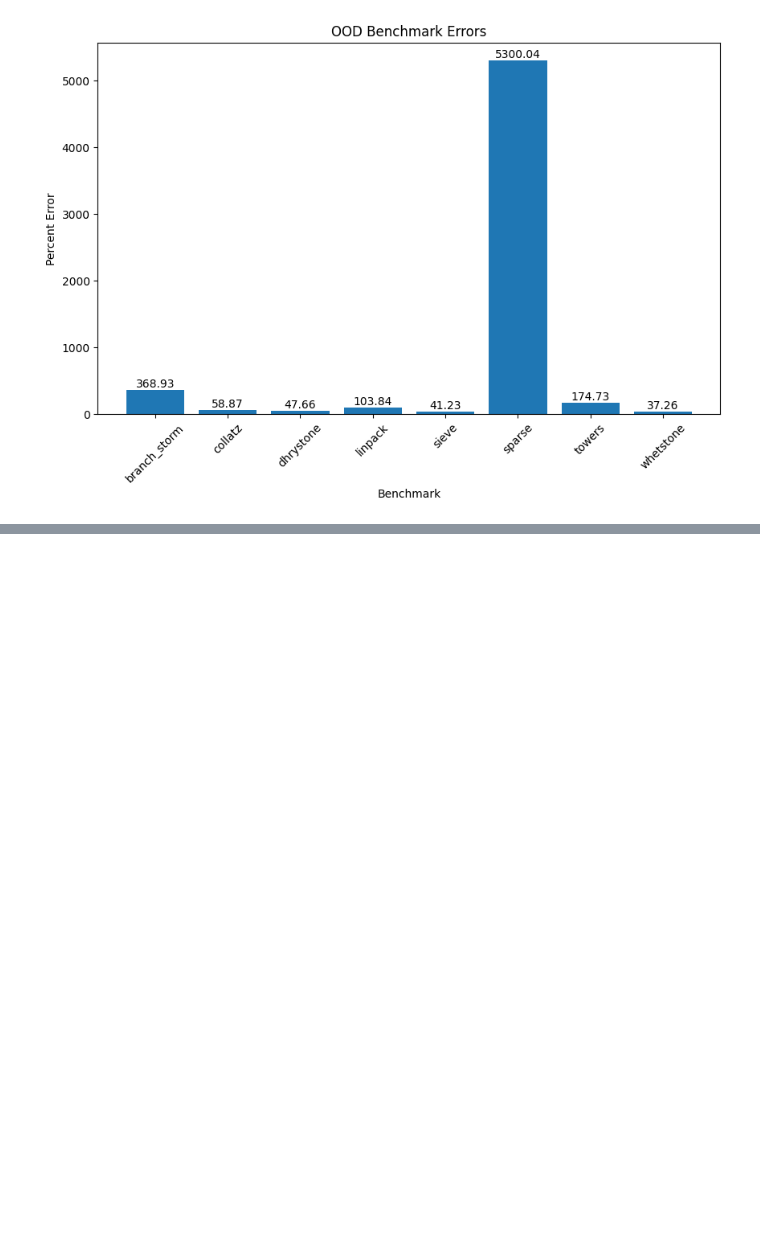
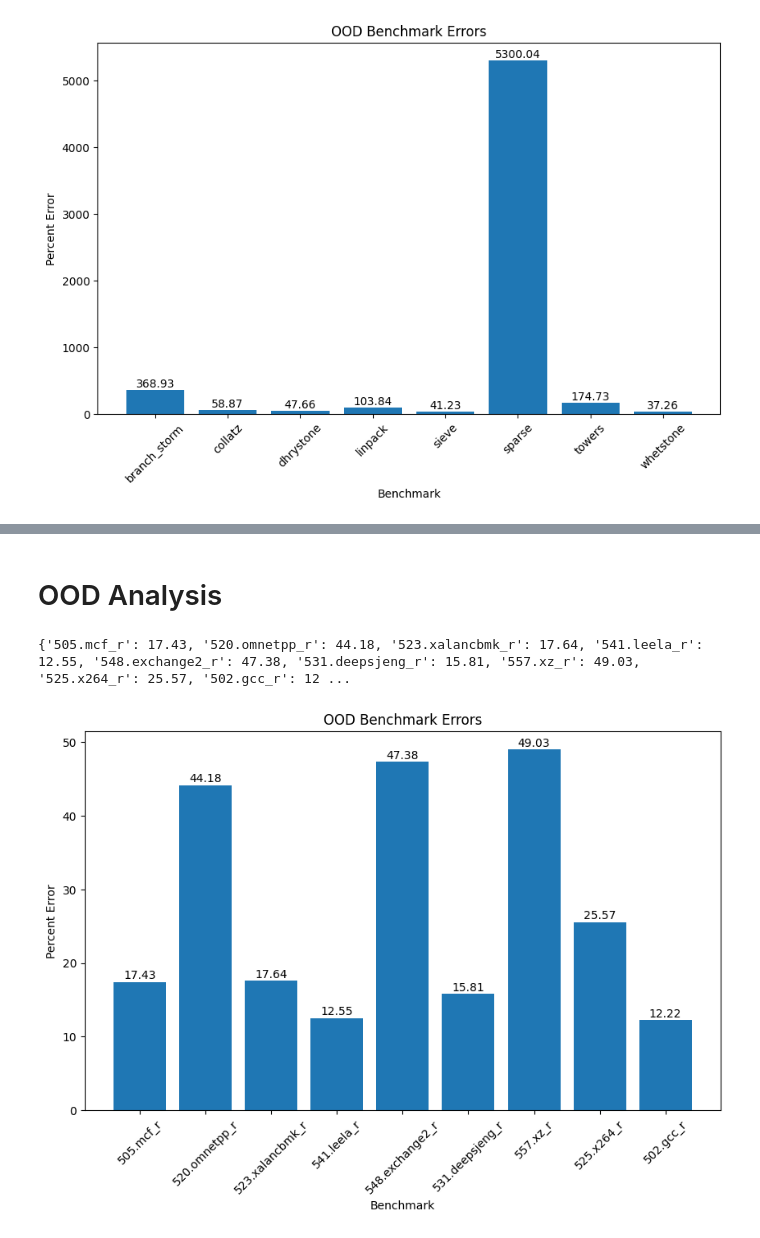
Before and after one commit to ronitnag04/peregrine, a Jupyter notebook: ml_model/analysis.ipynb, the cells around one changed output, grey strips where cells are left out. Saved outputs shown, nothing was run; the diff lists cells and outputs as text; code cells hidden in the pictures; blank space fills up the shorter version.

```diff
--- a/ml_model/analysis.ipynb
+++ b/ml_model/analysis.ipynb
@@ -158,0 +408,34 @@ fig.savefig(os.path.join(sweep_dir, "ood_benchmark_errors.png"), bbox_inches='ti
+# %% [markdown]
+# OOD Analysis
+# %%
+sweep_dir = "sweep_results/ood_spec_v2"
+# %%
+summary_file = os.path.join(sweep_dir, "summary.txt")
+with open(summary_file, "r") as f:
+    summary = f.read()
+# %%
+ood_benchmark_errors = {}
+bmark = ""
+for line in summary.split("\n"):
+    if bmark:
+        ood_benchmark_errors[bmark] = float(line.split(": ")[1].split("%")[0].strip())
+        bmark = ""
+    elif "Out-of-distribution benchmark: " in line:
+        bmark = line.split(": ")[1].strip()
+
+print(ood_benchmark_errors)
+# %% [output]
+{'505.mcf_r': 17.43, '520.omnetpp_r': 44.18, '523.xalancbmk_r': 17.64, '541.leela_r': 12.55, '548.exchange2_r': 47.38, '531.deepsjeng_r': 15.81, '557.xz_r': 49.03, '525.x264_r': 25.57, '502.gcc_r': 12 ...
+# %%
+fig = plt.figure(figsize=(10, 6))
+plt.bar(ood_benchmark_errors.keys(), ood_benchmark_errors.values())
+for i, (benchmark, error) in enumerate(ood_benchmark_errors.items()):
+    plt.text(i, error + 0.05, f"{error:.2f}", ha='center', va='bottom')
+plt.xlabel("Benchmark")
+plt.xticks(rotation=45)
+plt.ylabel("Percent Error")
+plt.title("OOD Benchmark Errors")
+plt.show()
+fig.savefig(os.path.join(sweep_dir, "ood_benchmark_errors.png"), bbox_inches='tight')
+# %% [output]
+[figure, added]
```
Also changed, not shown: parts of 30 cells of this notebook, 3 other files.
